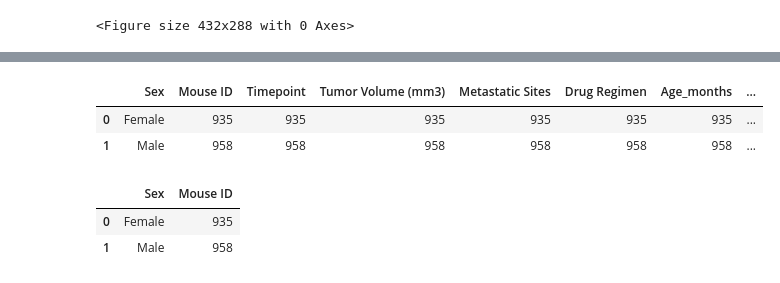
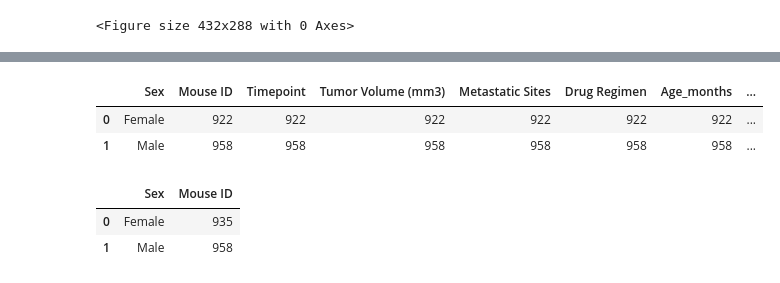
Before and after one commit to LiteshSamji/Matplotlib-Pymaceuticals, a Jupyter notebook: pymaceuticals_starter.ipynb, the cells around one changed output, grey strips where cells are left out. Drawn from its saved outputs; the diff is of its cells as text; code cells hidden in the pictures.

```diff
--- a/pymaceuticals_starter.ipynb
+++ b/pymaceuticals_starter.ipynb
@@ -130,10 +149,10 @@ plt.tight_layout()
 # %%
 # Generate a pie plot showing the distribution of female versus male mice using Pandas
-gender_df = pd.DataFrame(combined_df.groupby(["Sex"]).count()).reset_index()
+gender_df = pd.DataFrame(clean_df.groupby(["Sex"]).count()).reset_index()
 gender_df.head()
 # %% [output]
 |  | Sex | Mouse ID | Timepoint | Tumor Volume (mm3) | Metastatic Sites | Drug Regimen | Age_months | ... |
-| 0 | Female | 935 | 935 | 935 | 935 | 935 | 935 | ... |
+| 0 | Female | 922 | 922 | 922 | 922 | 922 | 922 | ... |
 | 1 | Male | 958 | 958 | 958 | 958 | 958 | 958 | ... |
 # %%
 #Group dataframe by Sex and ID
```
Also changed, not shown: parts of 12 cells of this notebook.
